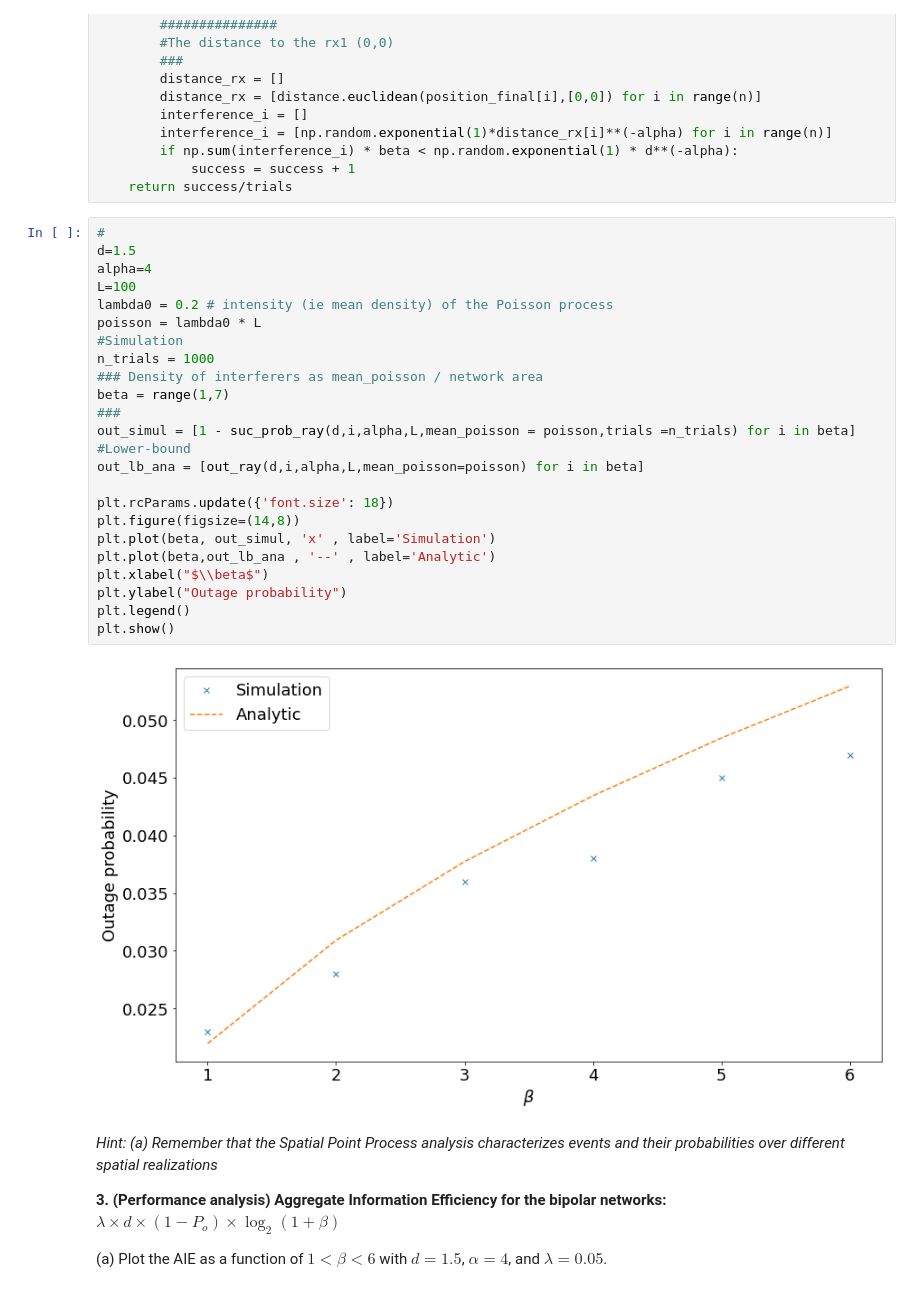
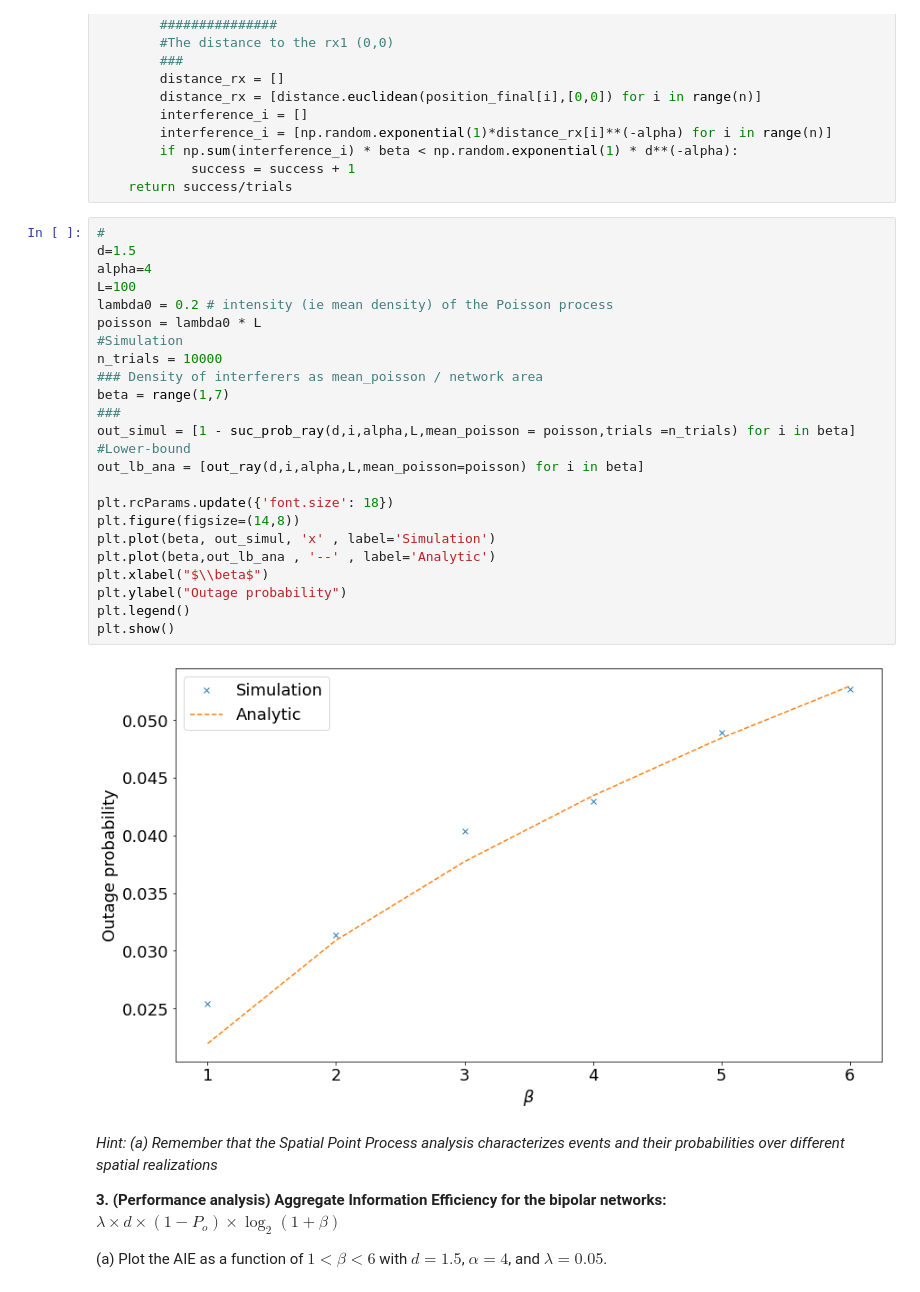
Before and after one commit to alexbeattie42/wireless-net, a Jupyter notebook: Weekly assignments/week6-hw.ipynb, the cells around one changed output. Drawn from its saved outputs; the diff is of its cells as text.

```diff
--- a/Weekly assignments/week6-hw.ipynb
+++ b/Weekly assignments/week6-hw.ipynb
@@ -134,29 +139,29 @@ def suc_prob_ray(d,beta,alpha,L,mean_poisson,trials):
 # %%
 #
 d=1.5
 alpha=4
 L=100
 lambda0 = 0.2 # intensity (ie mean density) of the Poisson process
 poisson = lambda0 * L
 #Simulation
-n_trials = 1000
+n_trials = 10000
 ### Density of interferers as mean_poisson / network area
 beta = range(1,7)
 ###
 out_simul = [1 - suc_prob_ray(d,i,alpha,L,mean_poisson = poisson,trials =n_trials) for i in beta]
 #Lower-bound
 out_lb_ana = [out_ray(d,i,alpha,L,mean_poisson=poisson) for i in beta]
 
 plt.rcParams.update({'font.size': 18})
 plt.figure(figsize=(14,8))
 plt.plot(beta, out_simul, 'x' , label='Simulation')
 plt.plot(beta,out_lb_ana , '--' , label='Analytic')
 plt.xlabel("$\\beta$")
 plt.ylabel("Outage probability")
 plt.legend()
 plt.show()
 # %% [output]
-[figure, old version]
+[figure, new version]
 # %% [markdown]
 *Hint: (a) Remember that the Spatial Point Process analysis characterizes events and their probabilities over different spatial realizations*
 
```
Also changed, not shown: parts of 5 cells of this notebook.
